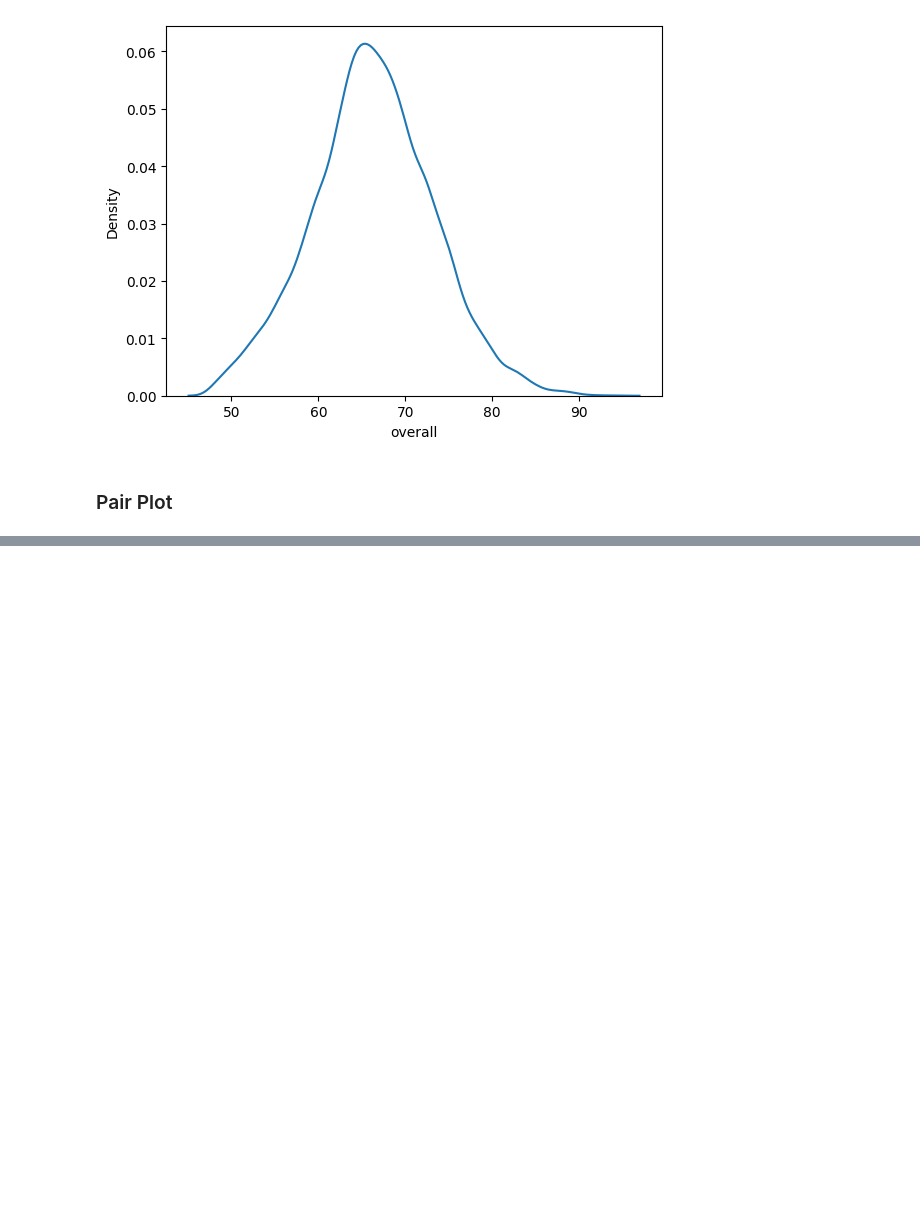
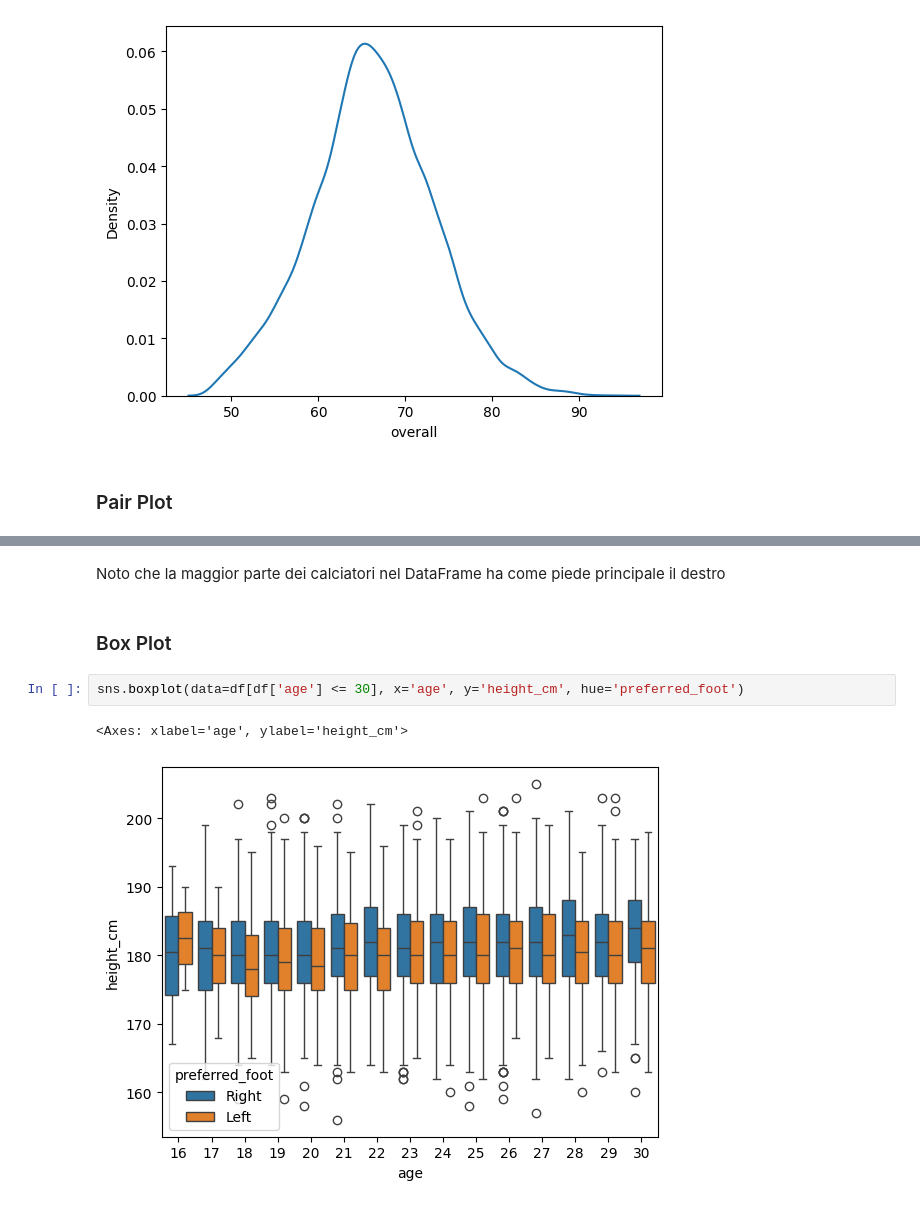
Before and after one commit to saajann/data-science, a Jupyter notebook: examples/03_football_EDA.ipynb, the cells around one changed output, grey strips where cells are left out. Drawn from its saved outputs; the diff is of its cells as text; blank space fills up the shorter version.

```diff
--- a/examples/03_football_EDA.ipynb
+++ b/examples/03_football_EDA.ipynb
@@ -89,0 +110,9 @@ KeyboardInterrupt:
+# %% [markdown]
+Noto che la maggior parte dei calciatori nel DataFrame ha come piede principale il destro
+# %% [markdown]
+### Box Plot
+# %%
+sns.boxplot(data=df[df['age'] <= 30], x='age', y='height_cm', hue='preferred_foot')
+# %% [output]
+<Axes: xlabel='age', ylabel='height_cm'>
+[figure, added]
```
Also changed, not shown: parts of 15 cells of this notebook.
